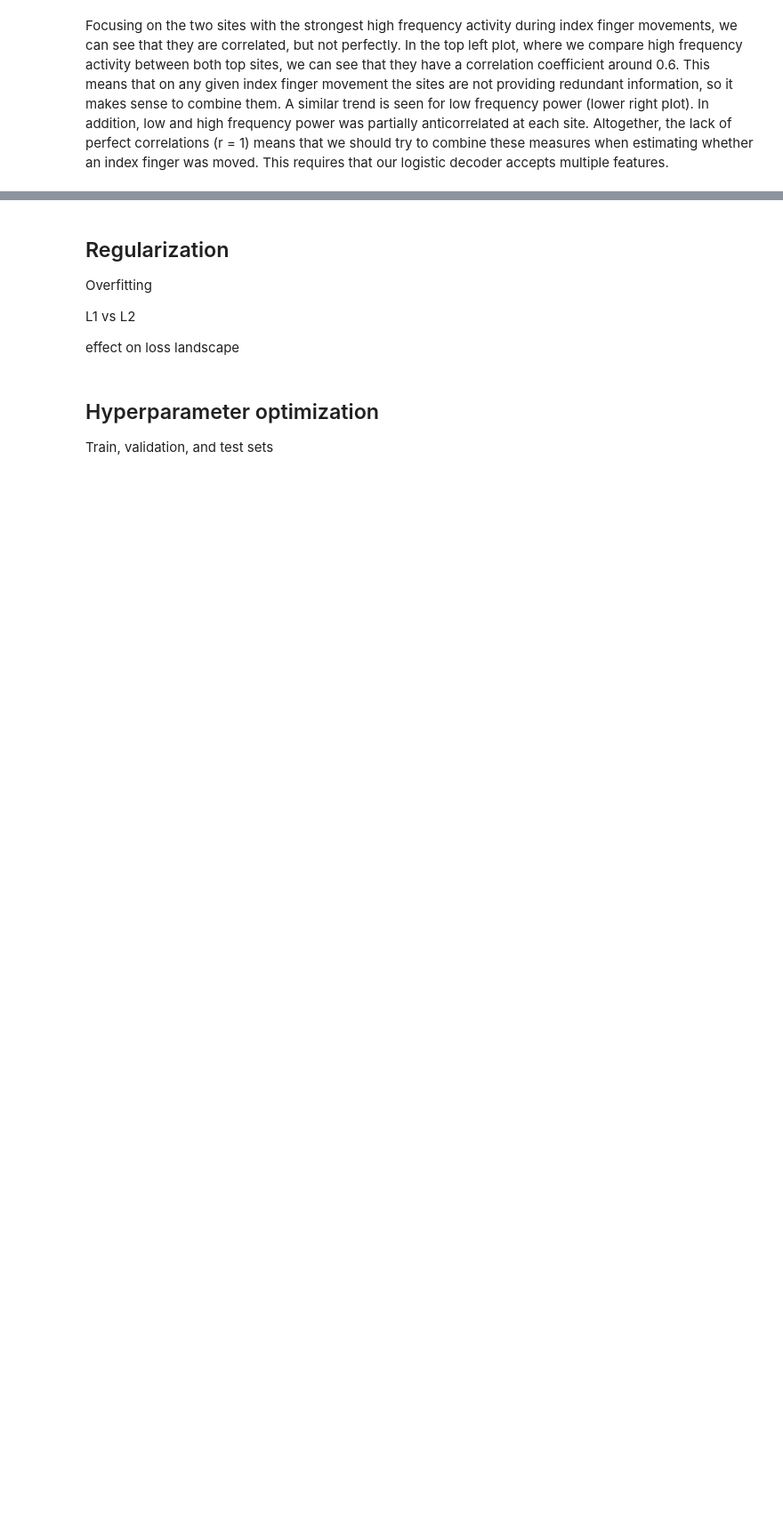
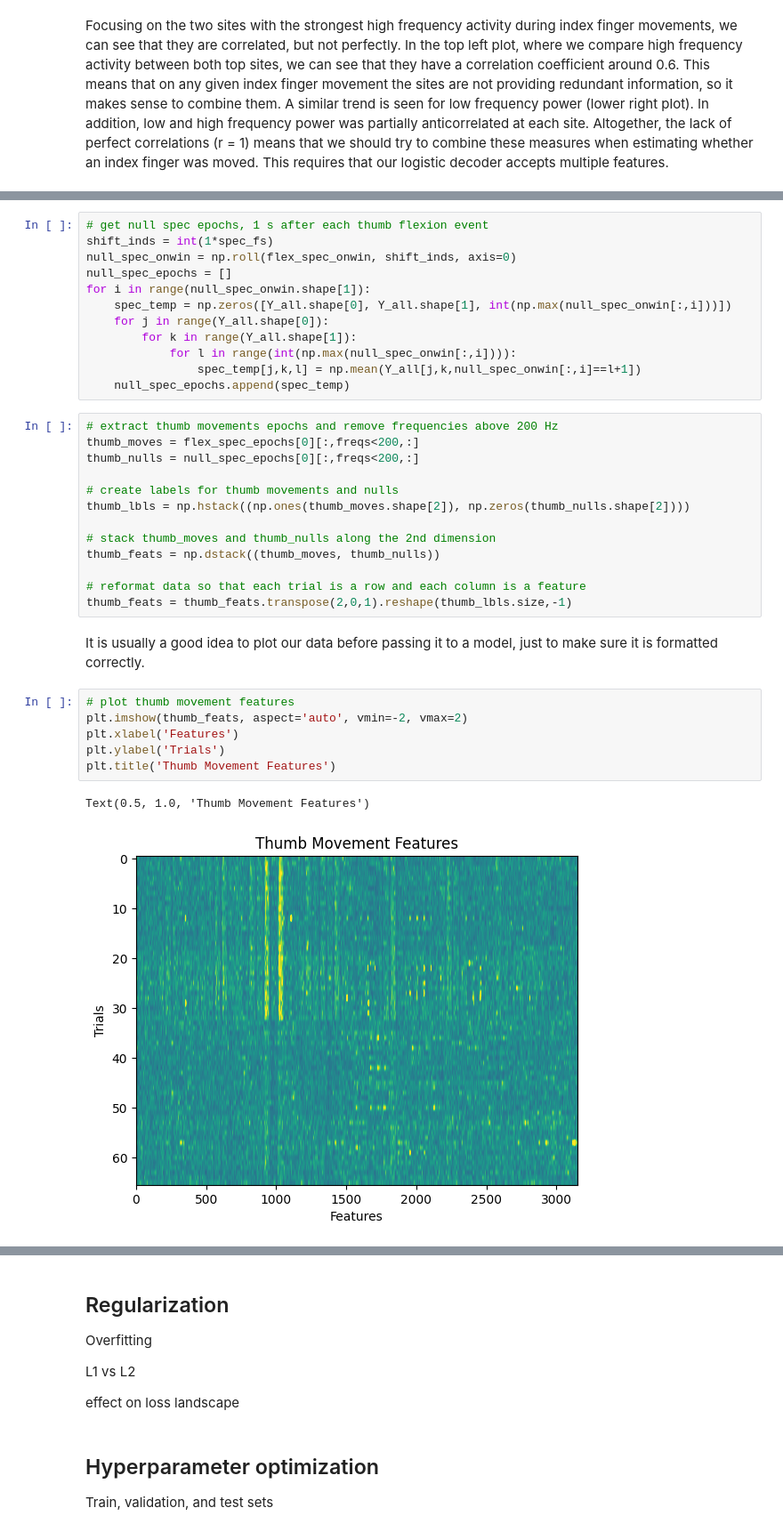
Before and after one commit to dbheadley/DecodingTheBrain, a Jupyter notebook: Week7/notes.ipynb, the cells around one changed output, grey strips where cells are left out. Shown: that part at 89% size. Saved outputs shown, nothing was run; the diff lists cells and outputs as text; blank space fills up the shorter version.

```diff
--- a/Week7/notes.ipynb
+++ b/Week7/notes.ipynb
@@ -221,0 +242,36 @@ $$ \sigma(x) = \frac{1}{1+e^{-(b+\sum_{i=1}^{n}w_ix_i)}} $$
+# %%
+# get null spec epochs, 1 s after each thumb flexion event
+shift_inds = int(1*spec_fs)
+null_spec_onwin = np.roll(flex_spec_onwin, shift_inds, axis=0)
+null_spec_epochs = []
+for i in range(null_spec_onwin.shape[1]):
+    spec_temp = np.zeros([Y_all.shape[0], Y_all.shape[1], int(np.max(null_spec_onwin[:,i]))])
+    for j in range(Y_all.shape[0]):
+        for k in range(Y_all.shape[1]):
+            for l in range(int(np.max(null_spec_onwin[:,i]))):
+                spec_temp[j,k,l] = np.mean(Y_all[j,k,null_spec_onwin[:,i]==l+1])
+    null_spec_epochs.append(spec_temp)
+# %%
+# extract thumb movements epochs and remove frequencies above 200 Hz
+thumb_moves = flex_spec_epochs[0][:,freqs<200,:]
+thumb_nulls = null_spec_epochs[0][:,freqs<200,:]
+
+# create labels for thumb movements and nulls
+thumb_lbls = np.hstack((np.ones(thumb_moves.shape[2]), np.zeros(thumb_nulls.shape[2])))
+
+# stack thumb_moves and thumb_nulls along the 2nd dimension
+thumb_feats = np.dstack((thumb_moves, thumb_nulls))
+
+# reformat data so that each trial is a row and each column is a feature
+thumb_feats = thumb_feats.transpose(2,0,1).reshape(thumb_lbls.size,-1)
+# %% [markdown]
+It is usually a good idea to plot our data before passing it to a model, just to make sure it is formatted correctly.
+# %%
+# plot thumb movement features
+plt.imshow(thumb_feats, aspect='auto', vmin=-2, vmax=2)
+plt.xlabel('Features')
+plt.ylabel('Trials')
+plt.title('Thumb Movement Features')
+# %% [output]
+Text(0.5, 1.0, 'Thumb Movement Features')
+[figure, added]
```
Also changed, not shown: parts of 12 cells of this notebook.
